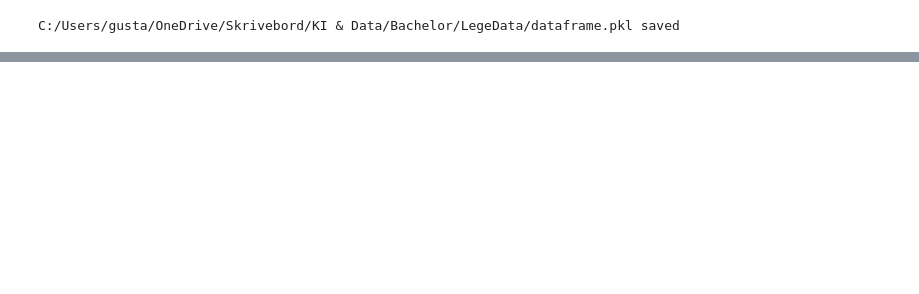
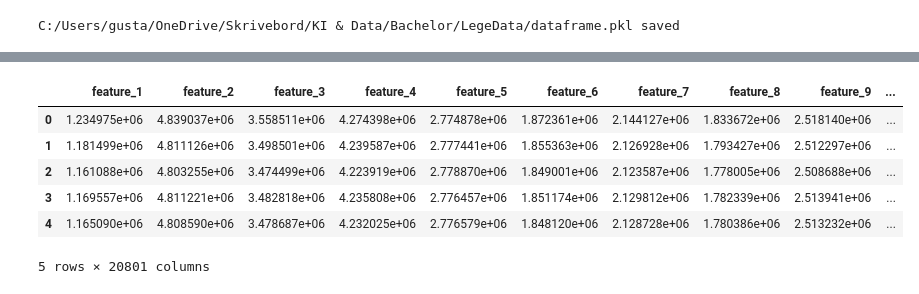
Before and after one commit to armecirkelen4/EEG-annotation, a Jupyter notebook: Turkish.ipynb, the cells around one changed output, grey strips where cells are left out. Drawn from its saved outputs; the diff is of its cells as text; code cells hidden in the pictures; blank space fills up the shorter version.

Commit message:
major data cleaning and model training and statistics

```diff
--- a/Turkish.ipynb
+++ b/Turkish.ipynb
@@ -178,0 +307,61 @@ with open(f"{dir}/dataframe.pkl", "rb") as f:
+# %%
+
+# load the combined features from the pickle file
+import pickle
+import numpy as np
+import pandas as pd
+dir = "C:/Users/gusta/OneDrive/Skrivebord/KI & Data/Bachelor/LegeData"
+with open(f"{dir}/combined_stft_features.pkl", "rb") as f:
+    combined_stft_features = pickle.load(f)
+
+
+# # Assuming this corresponds to one label, e.g., `label`
+labels = []
+for _ in range(10):
+    labels.append(np.repeat([1,0],149))
+
+
+y = np.array([labels]).flatten()
+print(y.shape, y[147:152])  # Should be (1, 2980)
+
+
+
+X = combined_stft_features
+train_sample = X[:,:325].flatten()
+print(train_sample.shape)
+
+
+
+# Prepare to create the DataFrame
+rows = []
+
+# Loop through the number of segments in X
+num_segments = 2980
+num_features = 20800
+# Step 1: Pre-allocate the array for the final data
+# Each row will have 20800 features
+flattened_data = np.zeros((num_segments, num_features))
+
+# Step 2: Extract and flatten segments
+for i in range(num_segments):
+    if i % 100 == 0:
+        print(f"progress: {i}/{num_segments}")
+    # Extract the current block of 325 data points across 64 channels
+    segment_features = combined_stft_features[:, i * 325:(i * 325 + 325)]
+
+    # Flatten the block to 1D and place it in the corresponding row
+    flattened_data[i, :] = segment_features.flatten()
+
+# Step 3: Create the DataFrame using the flattened data
+# Create the DataFrame directly from the pre-allocated NumPy array
+data = pd.DataFrame(flattened_data, columns=[f'feature_{j+1}' for j in range(num_features)])
+
+# Step 4: Add labels to the DataFrame
+data['label'] = y
+
+# Check the shape of the final DataFrame
+print(data.shape)  # Should be (2980, 20800 + 1)
+
+# Display the first few rows
+data.head()
+# %% [output]
@@ -178,0 +385,7 @@ with open(f"{dir}/dataframe.pkl", "rb") as f:
+|  | feature_1 | feature_2 | feature_3 | feature_4 | feature_5 | feature_6 | feature_7 | feature_8 | feature_9 | ... |
+| 0 | 1.234975e+06 | 4.839037e+06 | 3.558511e+06 | 4.274398e+06 | 2.774878e+06 | 1.872361e+06 | 2.144127e+06 | 1.833672e+06 | 2.518140e+06 | ... |
+| 1 | 1.181499e+06 | 4.811126e+06 | 3.498501e+06 | 4.239587e+06 | 2.777441e+06 | 1.855363e+06 | 2.126928e+06 | 1.793427e+06 | 2.512297e+06 | ... |
+| 2 | 1.161088e+06 | 4.803255e+06 | 3.474499e+06 | 4.223919e+06 | 2.778870e+06 | 1.849001e+06 | 2.123587e+06 | 1.778005e+06 | 2.508688e+06 | ... |
+| 3 | 1.169557e+06 | 4.811221e+06 | 3.482818e+06 | 4.235808e+06 | 2.776457e+06 | 1.851174e+06 | 2.129812e+06 | 1.782339e+06 | 2.513941e+06 | ... |
+| 4 | 1.165090e+06 | 4.808590e+06 | 3.478687e+06 | 4.232025e+06 | 2.776579e+06 | 1.848120e+06 | 2.128728e+06 | 1.780386e+06 | 2.513232e+06 | ... |
+5 rows × 20801 columns
```
Also changed, not shown: parts of 11 cells of this notebook.
